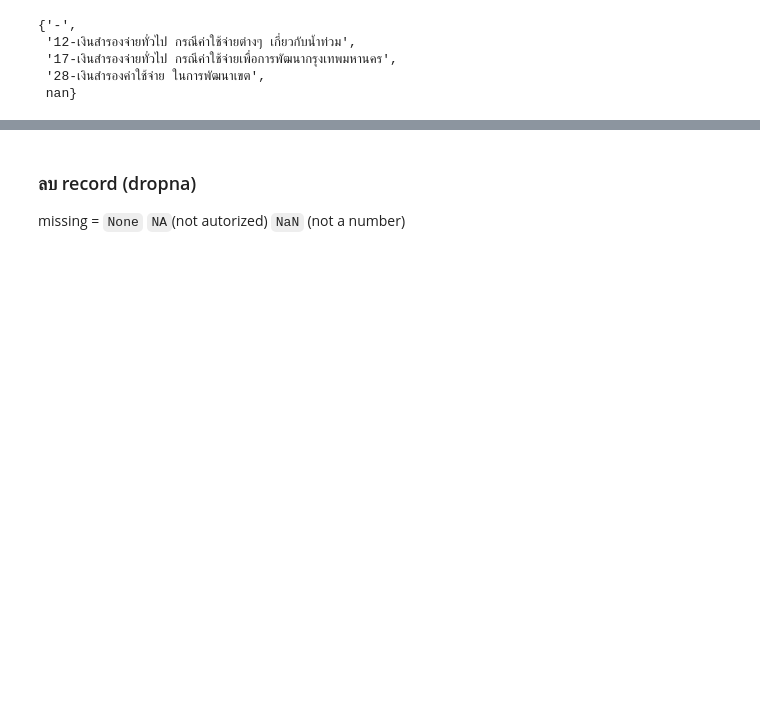
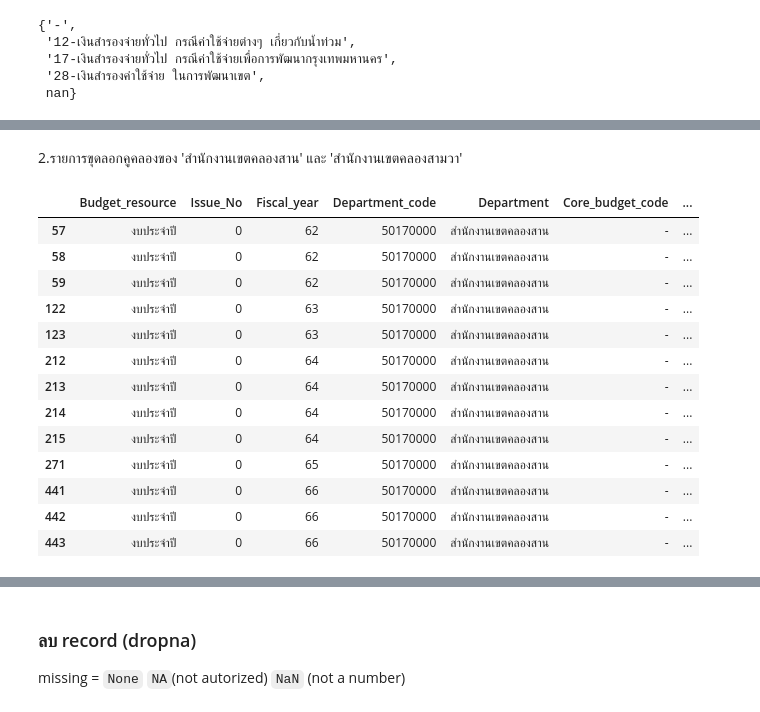
Before and after one commit to Thapanee633020670-2/python_dataviz2023, a Jupyter notebook: Pandas101.ipynb, the cells around one changed output, grey strips where cells are left out. Saved outputs shown, nothing was run; the diff lists cells and outputs as text; code cells hidden in the pictures; blank space fills up the shorter version.

```diff
--- a/Pandas101.ipynb
+++ b/Pandas101.ipynb
@@ -898,0 +875,20 @@ True
+# %% [markdown]
+2.รายการขุดลอกคูคลองของ 'สำนักงานเขตคลองสาน' และ 'สำนักงานเขตคลองสามวา'
+# %%
+KS= data1[(data1['Department'] == "สำนักงานเขตคลองสาน") ]
+KS
+# %% [output]
+|  | Budget_resource | Issue_No | Fiscal_year | Department_code | Department | Core_budget_code | ... |
+| 57 | งบประจำปี | 0 | 62 | 50170000 | สำนักงานเขตคลองสาน | - | ... |
+| 58 | งบประจำปี | 0 | 62 | 50170000 | สำนักงานเขตคลองสาน | - | ... |
+| 59 | งบประจำปี | 0 | 62 | 50170000 | สำนักงานเขตคลองสาน | - | ... |
+| 122 | งบประจำปี | 0 | 63 | 50170000 | สำนักงานเขตคลองสาน | - | ... |
+| 123 | งบประจำปี | 0 | 63 | 50170000 | สำนักงานเขตคลองสาน | - | ... |
+| 212 | งบประจำปี | 0 | 64 | 50170000 | สำนักงานเขตคลองสาน | - | ... |
+| 213 | งบประจำปี | 0 | 64 | 50170000 | สำนักงานเขตคลองสาน | - | ... |
+| 214 | งบประจำปี | 0 | 64 | 50170000 | สำนักงานเขตคลองสาน | - | ... |
+| 215 | งบประจำปี | 0 | 64 | 50170000 | สำนักงานเขตคลองสาน | - | ... |
+| 271 | งบประจำปี | 0 | 65 | 50170000 | สำนักงานเขตคลองสาน | - | ... |
+| 441 | งบประจำปี | 0 | 66 | 50170000 | สำนักงานเขตคลองสาน | - | ... |
+| 442 | งบประจำปี | 0 | 66 | 50170000 | สำนักงานเขตคลองสาน | - | ... |
+| 443 | งบประจำปี | 0 | 66 | 50170000 | สำนักงานเขตคลองสาน | - | ... |
```
Also changed, not shown: parts of 37 cells of this notebook.
